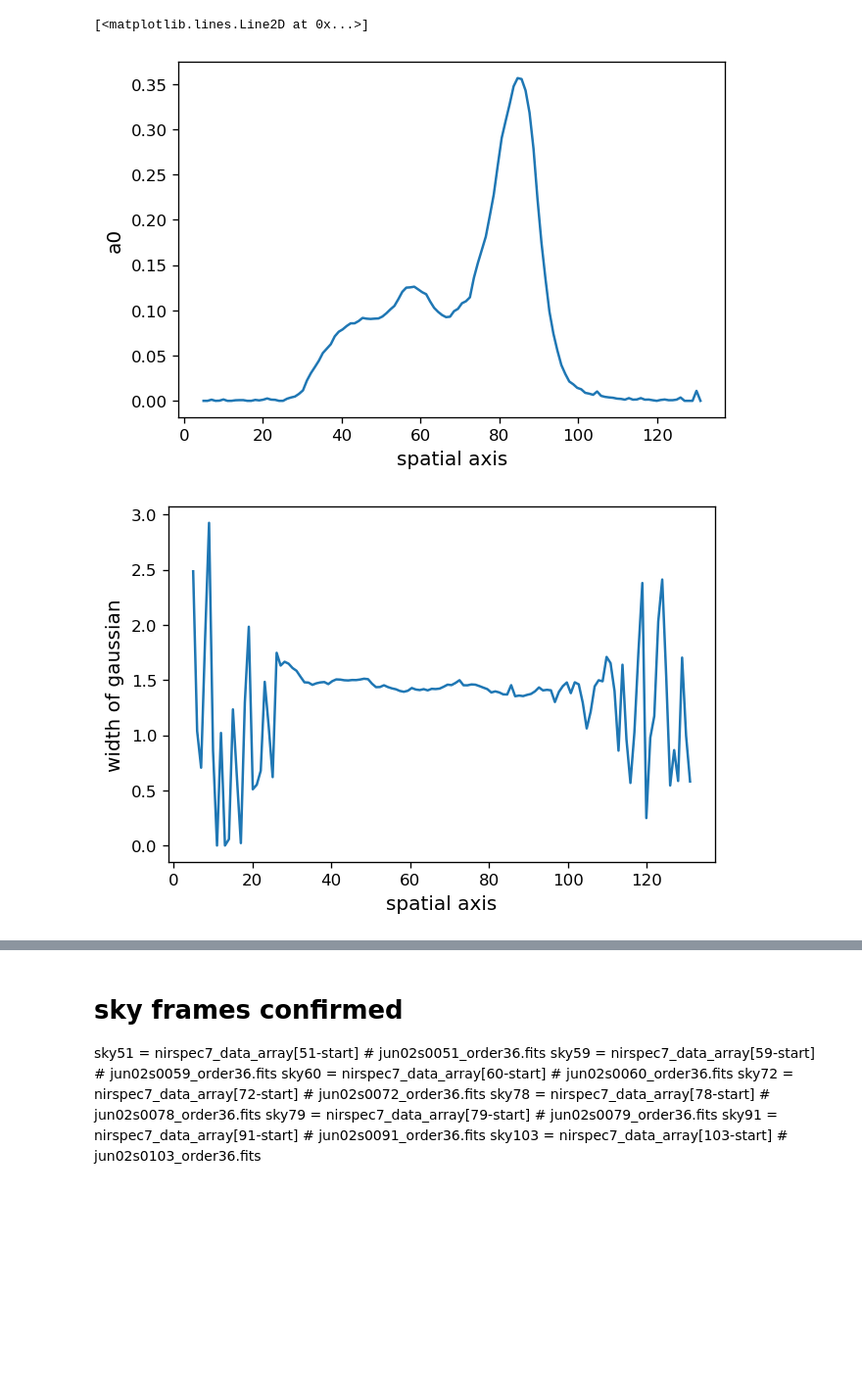
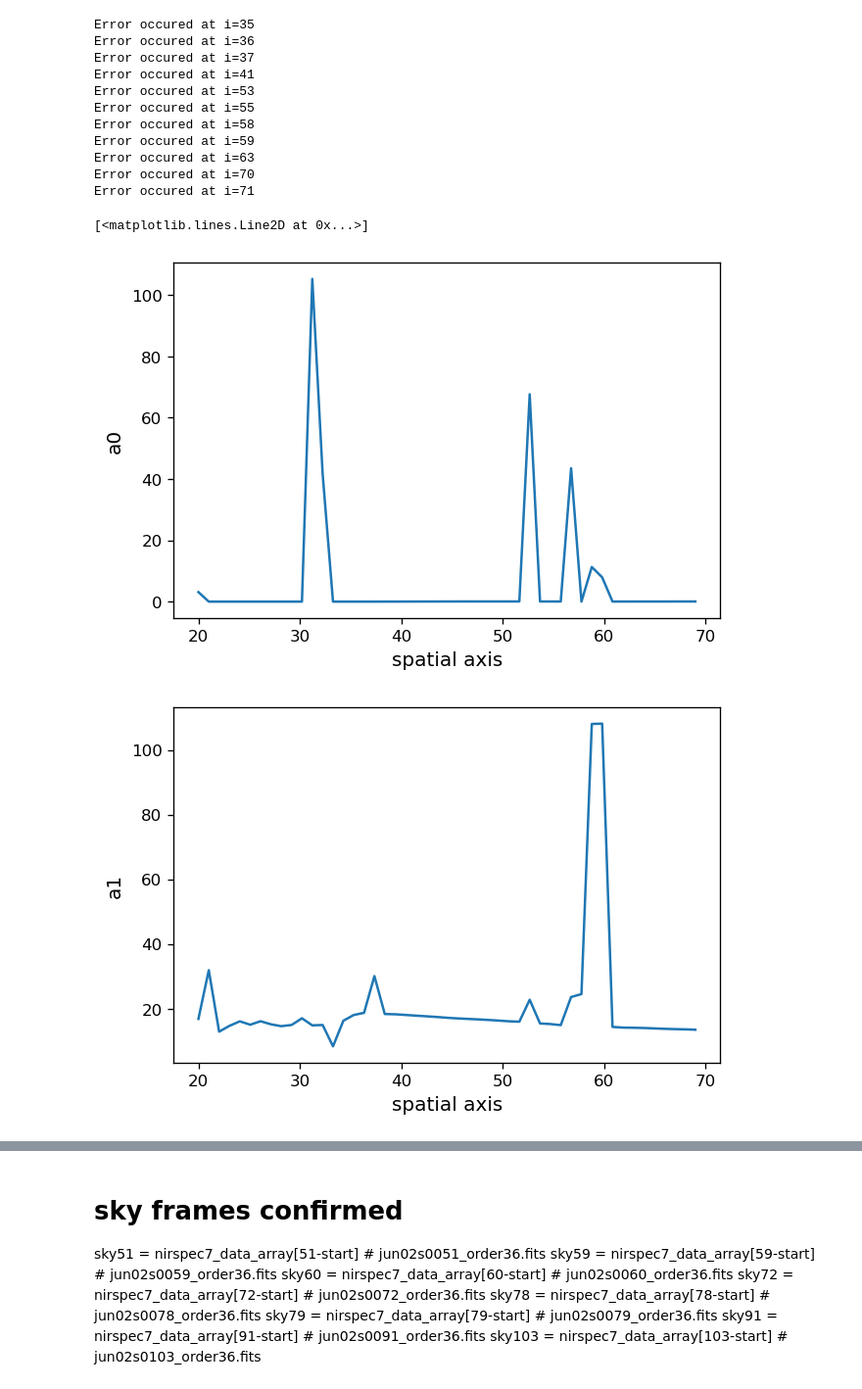
Before and after one commit to ruoyanwangdr/Dynamics-of-Jovian-Infrared-Auroral-Ionosphere-and-Thermosphere, a Jupyter notebook: h3p.ipynb, the cells around one changed output, grey strips where cells are left out. Shown at 98% size. Drawn from its saved outputs; the diff is of its cells as text; code cells hidden in the pictures; blank space fills up the shorter version.

```diff
--- a/h3p.ipynb
+++ b/h3p.ipynb
@@ -144,25 +295,4 @@ plt.colorbar(orientation='horizontal', pad=0.1)
 # %%
-# define normalization function
-def normalize(data):
-    return (data - np.min(data)) / (np.max(data) - np.min(data))
-
-# define guassian function, credit to pen and pants IDL's Gaussfit in Python
-def gaussian_fit(x, a0, a1, a2, a3, a4, a5):
-    """
-    x = data array
-    a0 = height of guassian
-    a1 = pixel position of Gaussian peak
-    a2 = width of Gaussian
-    a3 = constant term
-    a4 = linear term
-    a5 = quadratic term
-
-    note: fwhm = a2 * np.sqrt(2 * np.log(2)) * 2
-    """
-    z = (x - a1) / a2
-    y = a0 * np.exp(-z**2 / a2) + a3 + a4 * x + a5 * x**2
-    return y
-
 # create lmfit model with defined gaussian
 h2_model = Model(gaussian_fit)
 #print('parameter names: {}'.format(h2_model.param_names))
@@ -171,9 +301,9 @@ h2_model = Model(gaussian_fit)
 
 # create parameters and add initial guess
 h2_params = h2_model.make_params()
-h2_params.add('a0', value=0.2)
-h2_params.add('a1', value=107)
-h2_params.add('a2', value=1)
+h2_params.add('a0', value=0.1)
+h2_params.add('a1', value=15)
+h2_params.add('a2', value=3)
 h2_params.add('a3', value=0)
 h2_params.add('a4', value=0)
 h2_params.add('a5', value=0)
@@ -190,12 +320,12 @@ h2_a2_error = []
 
 # loop over all slits containing observed emission
 # and obtain fitting parameters of each slit
-lower_h2 = 5
-upper_h2 = 140
+lower_h2 = 20
+upper_h2 = 80
 
 for i in range(lower_h2, upper_h2):
     try:
-        h2_fit_result = h2_model.fit(sky_subtracted[i], h2_params, x=pixel)
+        h2_fit_result = h2_model.fit(c[i], h2_params, x=pixel)
         h2_a0.append(h2_fit_result.params['a0'].value)
         h2_a0_error.append(h2_fit_result.params['a0'].stderr)
         h2_a1.append(h2_fit_result.params['a1'].value)
@@ -203,43 +333,57 @@ for i in range(lower_h2, upper_h2):
         h2_a2.append(h2_fit_result.params['a2'].value)
         h2_a2_error.append(h2_fit_result.params['a2'].stderr)
     except:
-        pass
+        print('Error occured at i='+ str(i))
 h2_a0_array = np.array(h2_a0)
 h2_a0_array[h2_a0_array<0] = 0
+#h2_a0_array[h2_a0_array>0.5] = 0.5
 h2_a0_error_array = np.array(h2_a0_error)
-#h2_a1_array = np.array(h2_a1)
-#h2_a1_array[h2_a1_array<100] = 100
-#h2_a1_error_array = np.array(h2_a1_error)
+h2_a1_array = np.array(h2_a1)
+#h2_a1_array[h2_a1_array<96] = 96
+#h2_a1_array[h2_a1_array>109] = 109
+h2_a1_error_array = np.array(h2_a1_error)
 h2_a2_array = np.array(h2_a2)
+h2_a2_array[h2_a2_array<0] = 0
 h2_a2_array[h2_a2_array>3] = 0
 h2_a2_error_array = np.array(h2_a2_error)
 
 
 # plot computed fitting parameters against pixels
 h2_spatial_axis = np.linspace(lower_h2, lower_h2+len(h2_a0_array), len(h2_a0_array))
 
 plt.figure()
 #plt.title(r'H2, pixel$\approx$' + str(h2_params.get('a1').value))
 plt.xlabel('spatial axis', fontsize=12)
 plt.ylabel('a0', fontsize=12)
 plt.plot(h2_spatial_axis, h2_a0_array)
 #plt.ylim(0,0.5)
 #plt.errorbar(h2_spatial_axis, h2_a0_array, yerr=h2_a0_error_array, ls='-', color='b', ecolor='r')
 
-#plt.figure()
+plt.figure()
 #plt.title(r'H2, pixel$\approx$' + str(h2_params.get('a1').value))
-#plt.xlabel('spatial axis', fontsize=12)
-#plt.ylabel('pixel position of gaussian peak', fontsize=12)
-#plt.plot(h2_spatial_axis, h2_a1_array)
+plt.xlabel('spatial axis', fontsize=12)
+plt.ylabel('a1', fontsize=12)
+plt.plot(h2_spatial_axis, h2_a1_array)
 #plt.errorbar(h2_spatial_axis, h2_a1_array, yerr=h2_a1_error_array, ls='-', color='b', ecolor='r')
 
 plt.figure()
 #plt.title(r'H2, pixel$\approx$' + str(h2_params.get('a1').value))
 plt.xlabel('spatial axis', fontsize=12)
-plt.ylabel('width of gaussian', fontsize=12)
+plt.ylabel('a2', fontsize=12)
 plt.plot(h2_spatial_axis, h2_a2_array)
 #plt.errorbar(h2_spatial_axis, h2_a2_array, yerr=h2_a2_error_array, ls='-', color='b', ecolor='r')
 # %% [output]
-[<matplotlib.lines.Line2D at 0x...>]
+Error occured at i=35
+Error occured at i=36
+Error occured at i=37
+Error occured at i=41
+Error occured at i=53
+Error occured at i=55
+Error occured at i=58
+Error occured at i=59
+Error occured at i=63
+Error occured at i=70
+Error occured at i=71
+[<matplotlib.lines.Line2D at 0x...>]
-[figure, old version]
+[figure, new version]
-[figure, old version]
+[figure, new version]
```
Also changed, not shown: parts of 6 cells of this notebook.
